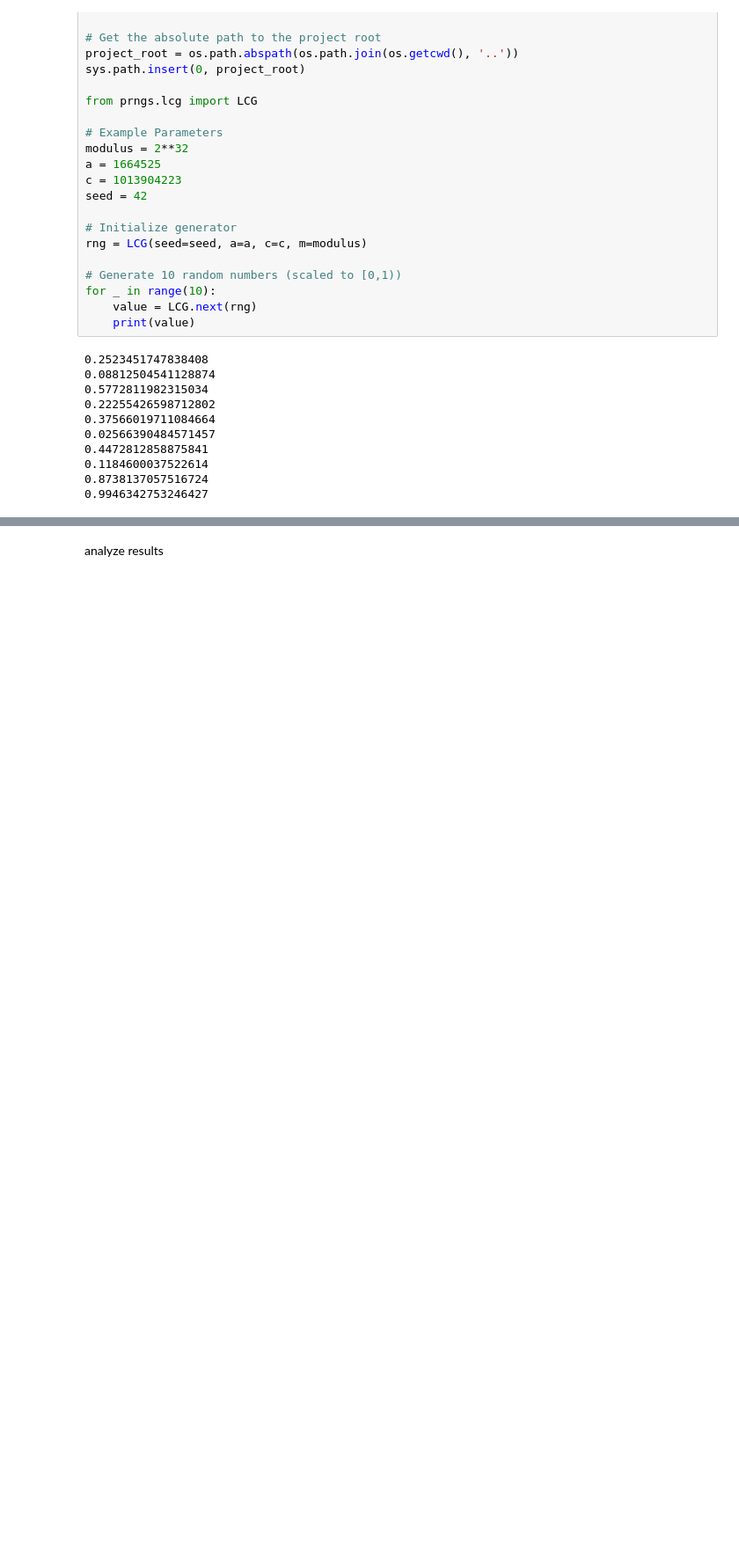
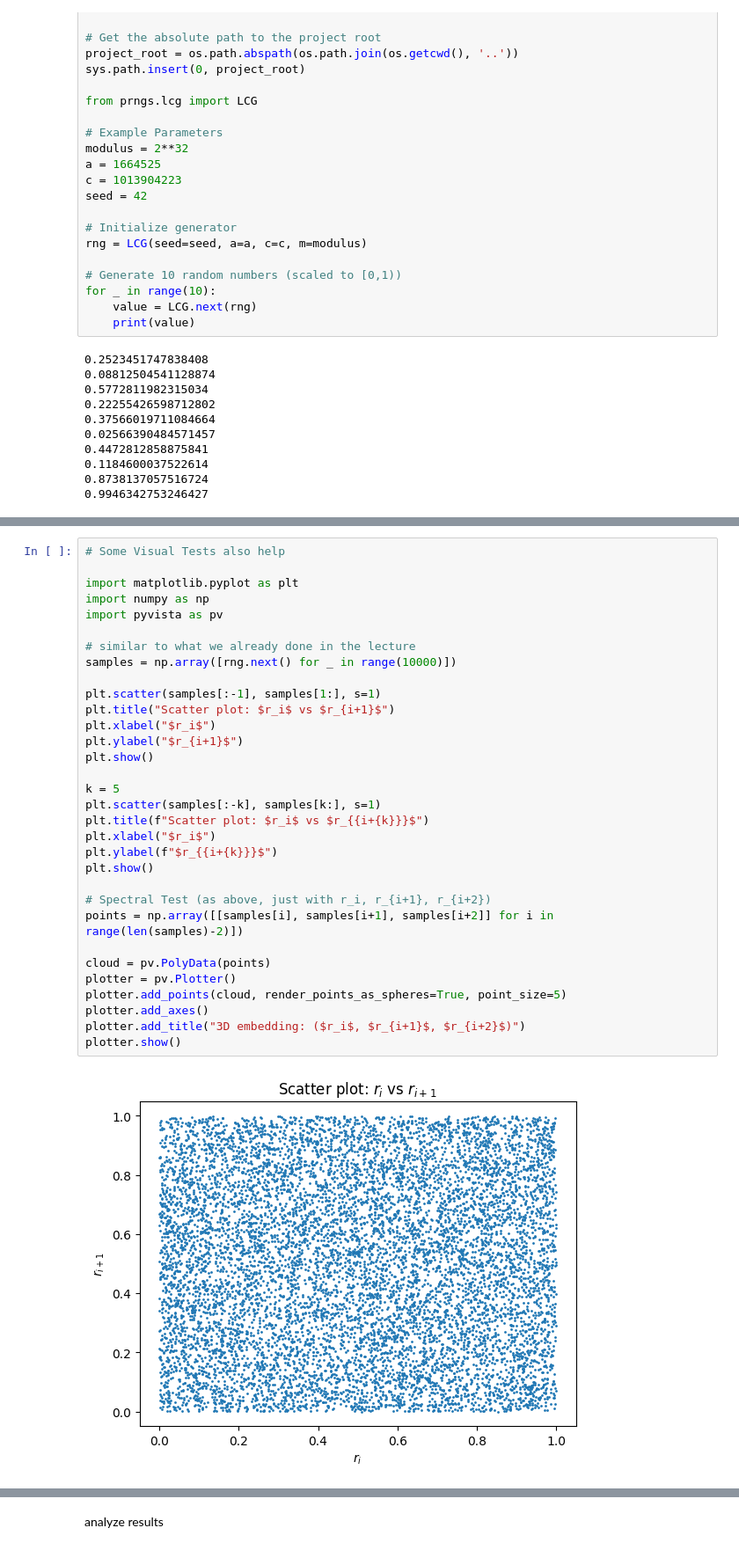
Before and after one commit to SimoneSped/focus_project_Comp_Astro, a Jupyter notebook: notebooks/Report.ipynb, the cells around one changed output, grey strips where cells are left out. Shown: that part at 88% size. Cells and saved outputs as stored; diff of their text form; blank space fills up the shorter version.

Commit message:
LCG Done

```diff
--- a/notebooks/Report.ipynb
+++ b/notebooks/Report.ipynb
@@ -111,0 +135,34 @@ Lag-1 autocorrelation: 0.00243
+# %%
+# Some Visual Tests also help
+
+import matplotlib.pyplot as plt
+import numpy as np
+import pyvista as pv
+
+# similar to what we already done in the lecture
+samples = np.array([rng.next() for _ in range(10000)])
+
+plt.scatter(samples[:-1], samples[1:], s=1)
+plt.title("Scatter plot: $r_i$ vs $r_{i+1}$")
+plt.xlabel("$r_i$")
+plt.ylabel("$r_{i+1}$")
+plt.show()
+
+k = 5
+plt.scatter(samples[:-k], samples[k:], s=1)
+plt.title(f"Scatter plot: $r_i$ vs $r_{{i+{k}}}$")
+plt.xlabel("$r_i$")
+plt.ylabel(f"$r_{{i+{k}}}$")
+plt.show()
+
+# Spectral Test (as above, just with r_i, r_{i+1}, r_{i+2})
+points = np.array([[samples[i], samples[i+1], samples[i+2]] for i in range(len(samples)-2)])
+
+cloud = pv.PolyData(points)
+plotter = pv.Plotter()
+plotter.add_points(cloud, render_points_as_spheres=True, point_size=5)
+plotter.add_axes()
+plotter.add_title("3D embedding: ($r_i$, $r_{i+1}$, $r_{i+2}$)")
+plotter.show()
+# %% [output]
+[figure, added]
```
Also changed, not shown: parts of 8 cells of this notebook, 1 other file.
